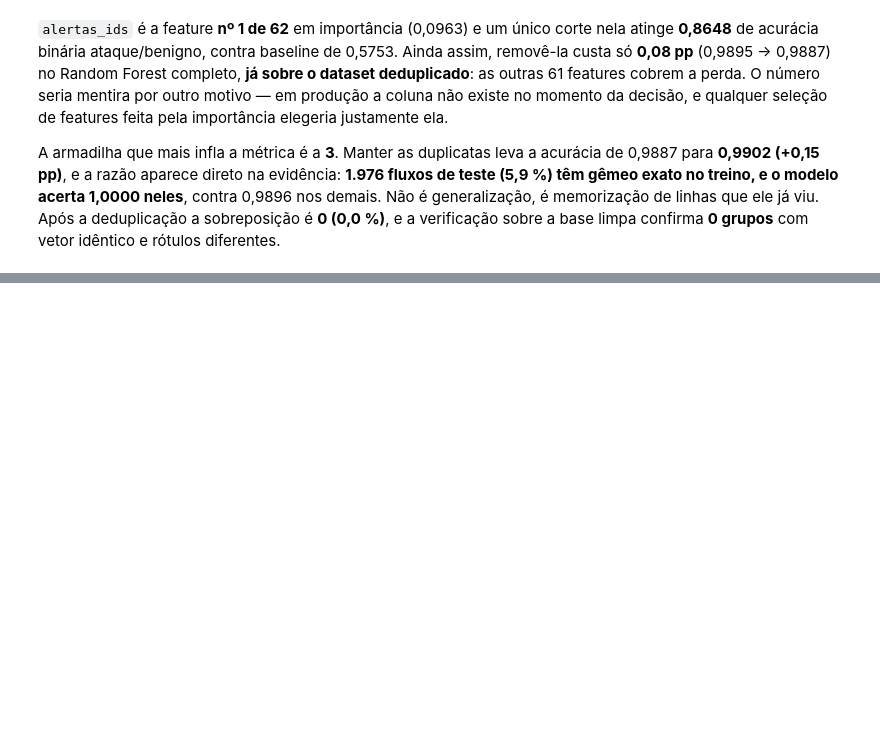
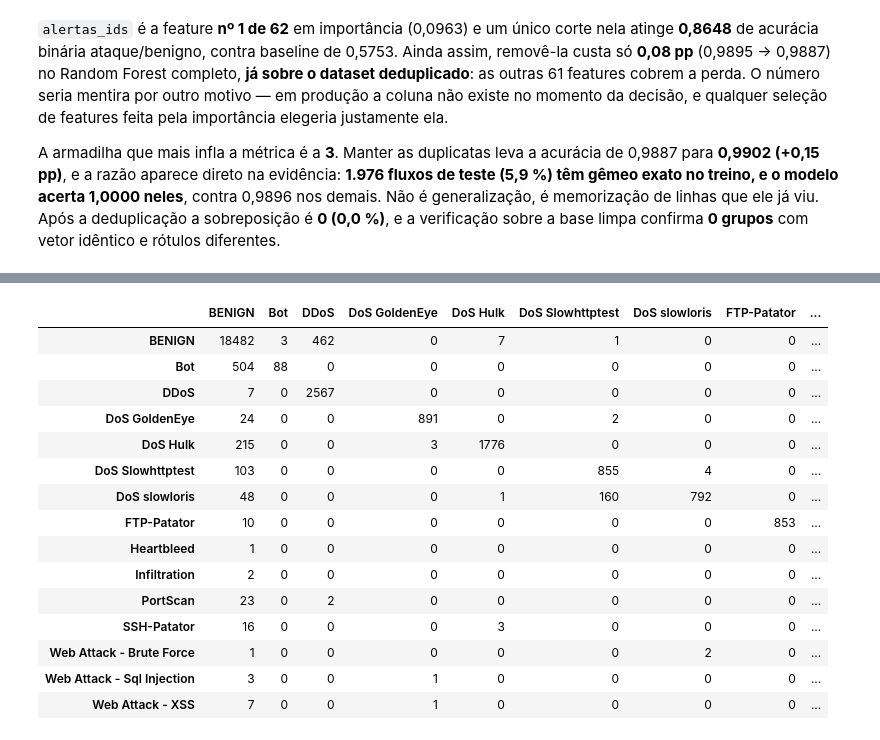
Before and after one commit to antoniolma/classificacao_intrusao, a Jupyter notebook: R2_d23bda.ipynb, the cells around one changed output, grey strips where cells are left out. Cells and saved outputs as stored; diff of their text form; code cells hidden in the pictures; blank space fills up the shorter version.

```diff
--- a/R2_d23bda.ipynb
+++ b/R2_d23bda.ipynb
@@ -1464,0 +1756,20 @@ idêntico e rótulos diferentes.
+# %%
+cm_temporal = confusion_matrix(yte_t, pred_temporal, labels=classes_ord)
+display(pd.DataFrame(cm_temporal, index=classes_ord, columns=classes_ord))
+# %% [output]
+|  | BENIGN | Bot | DDoS | DoS GoldenEye | DoS Hulk | DoS Slowhttptest | DoS slowloris | FTP-Patator | ... |
+| BENIGN | 18482 | 3 | 462 | 0 | 7 | 1 | 0 | 0 | ... |
+| Bot | 504 | 88 | 0 | 0 | 0 | 0 | 0 | 0 | ... |
+| DDoS | 7 | 0 | 2567 | 0 | 0 | 0 | 0 | 0 | ... |
+| DoS GoldenEye | 24 | 0 | 0 | 891 | 0 | 2 | 0 | 0 | ... |
+| DoS Hulk | 215 | 0 | 0 | 3 | 1776 | 0 | 0 | 0 | ... |
+| DoS Slowhttptest | 103 | 0 | 0 | 0 | 0 | 855 | 4 | 0 | ... |
+| DoS slowloris | 48 | 0 | 0 | 0 | 1 | 160 | 792 | 0 | ... |
+| FTP-Patator | 10 | 0 | 0 | 0 | 0 | 0 | 0 | 853 | ... |
+| Heartbleed | 1 | 0 | 0 | 0 | 0 | 0 | 0 | 0 | ... |
+| Infiltration | 2 | 0 | 0 | 0 | 0 | 0 | 0 | 0 | ... |
+| PortScan | 23 | 0 | 2 | 0 | 0 | 0 | 0 | 0 | ... |
+| SSH-Patator | 16 | 0 | 0 | 0 | 3 | 0 | 0 | 0 | ... |
+| Web Attack - Brute Force | 1 | 0 | 0 | 0 | 0 | 0 | 2 | 0 | ... |
+| Web Attack - Sql Injection | 3 | 0 | 0 | 1 | 0 | 0 | 0 | 0 | ... |
+| Web Attack - XSS | 7 | 0 | 0 | 1 | 0 | 0 | 0 | 0 | ... |
```
Also changed, not shown: parts of 57 cells of this notebook, 2 other files.
